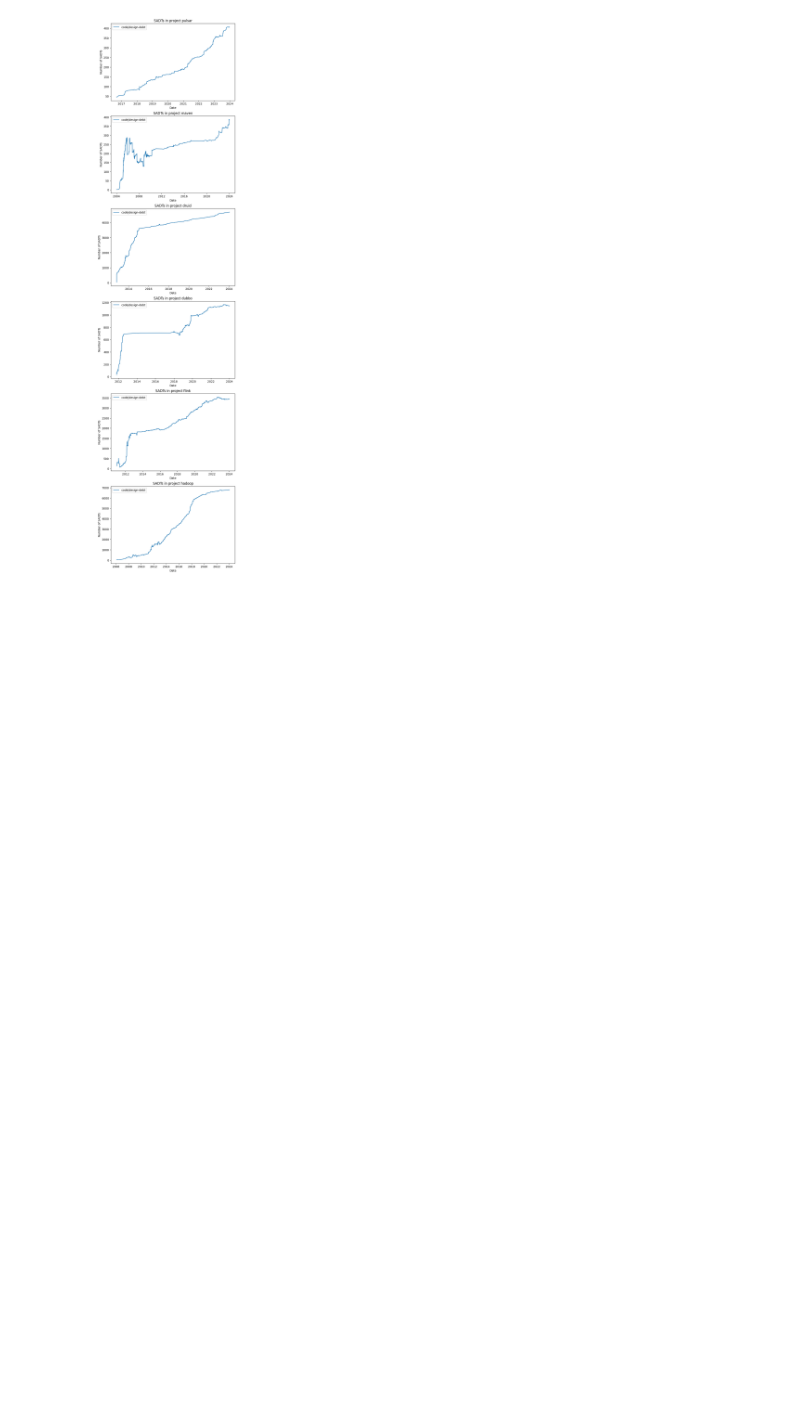
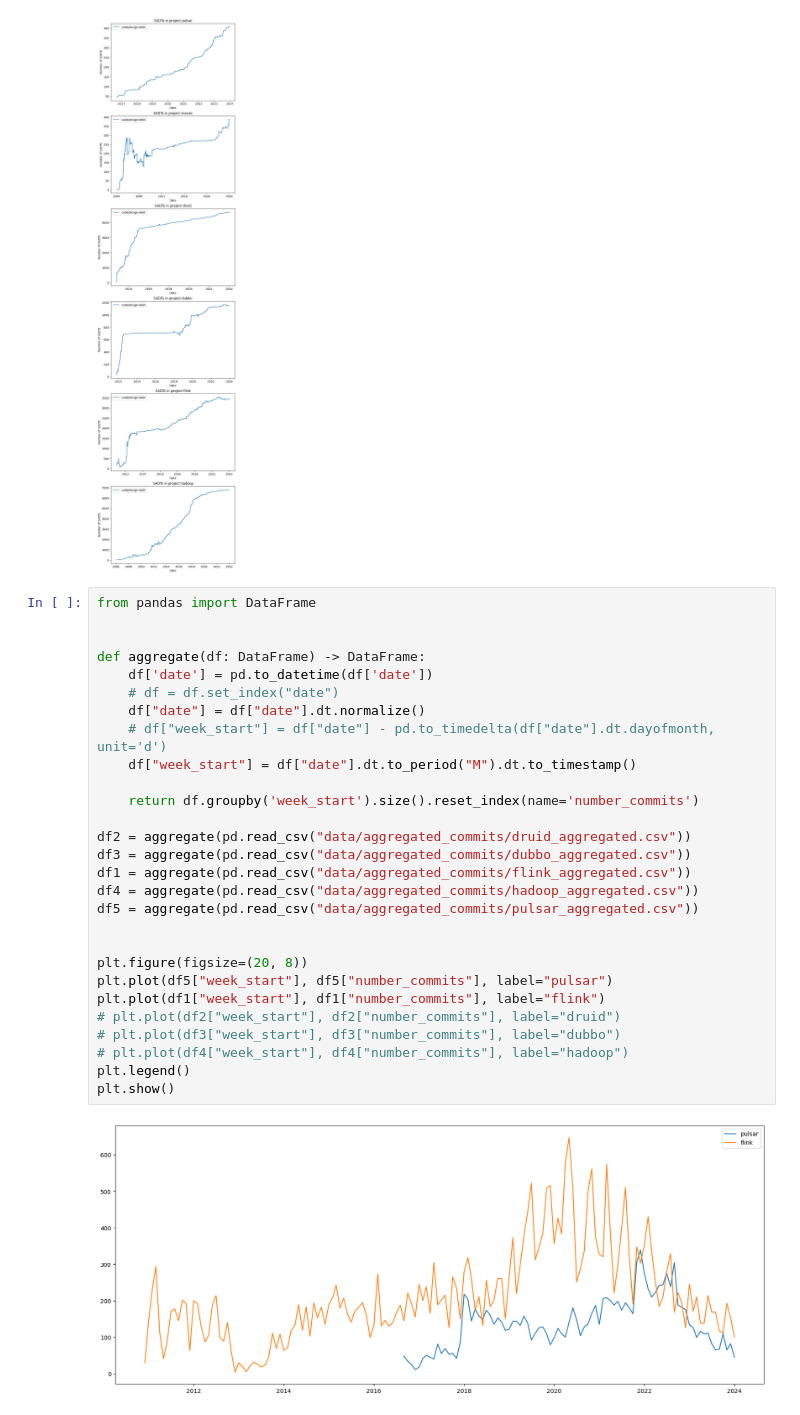
Before and after one commit to patricklindner/satd_finder, a Jupyter notebook: analysis.ipynb, the cells around one changed output. Cells and saved outputs as stored; diff of their text form; blank space fills up the shorter version.

```diff
--- a/analysis.ipynb
+++ b/analysis.ipynb
@@ -59,3 +60,33 @@ for idx, file in enumerate(files):
 plt.show()
 # %% [output]
 [figure]
+# %%
+from pandas import DataFrame
+
+
+def aggregate(df: DataFrame) -> DataFrame:
+    df['date'] = pd.to_datetime(df['date'])
+    # df = df.set_index("date")
+    df["date"] = df["date"].dt.normalize()
+    # df["week_start"] = df["date"] - pd.to_timedelta(df["date"].dt.dayofmonth, unit='d')
+    df["week_start"] = df["date"].dt.to_period("M").dt.to_timestamp()
+
+    return df.groupby('week_start').size().reset_index(name='number_commits')
+
+df2 = aggregate(pd.read_csv("data/aggregated_commits/druid_aggregated.csv"))
+df3 = aggregate(pd.read_csv("data/aggregated_commits/dubbo_aggregated.csv"))
+df1 = aggregate(pd.read_csv("data/aggregated_commits/flink_aggregated.csv"))
+df4 = aggregate(pd.read_csv("data/aggregated_commits/hadoop_aggregated.csv"))
+df5 = aggregate(pd.read_csv("data/aggregated_commits/pulsar_aggregated.csv"))
+
+
+plt.figure(figsize=(20, 8))
+plt.plot(df5["week_start"], df5["number_commits"], label="pulsar")
+plt.plot(df1["week_start"], df1["number_commits"], label="flink")
+# plt.plot(df2["week_start"], df2["number_commits"], label="druid")
+# plt.plot(df3["week_start"], df3["number_commits"], label="dubbo")
+# plt.plot(df4["week_start"], df4["number_commits"], label="hadoop")
+plt.legend()
+plt.show()
+# %% [output]
+[figure, added]
```
Also changed, not shown: parts of 3 cells of this notebook, 14 other files.
